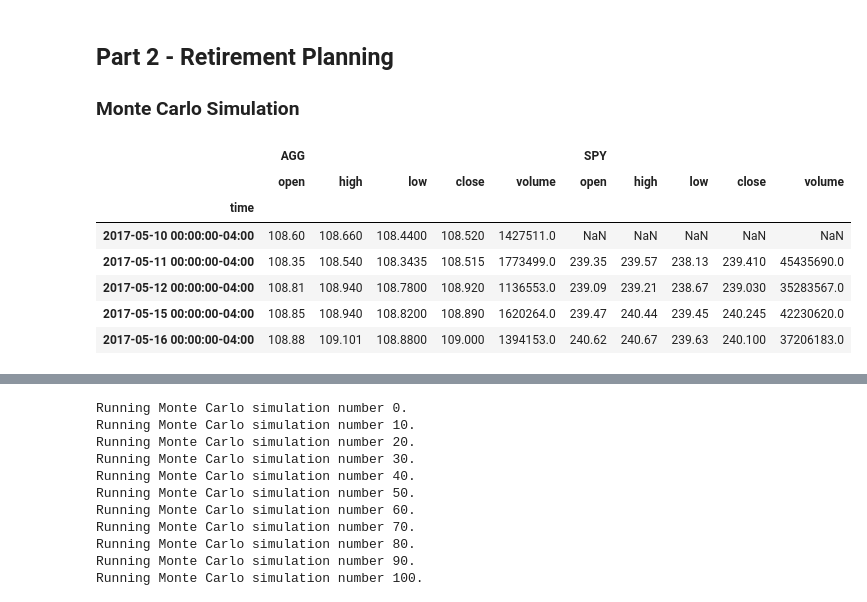
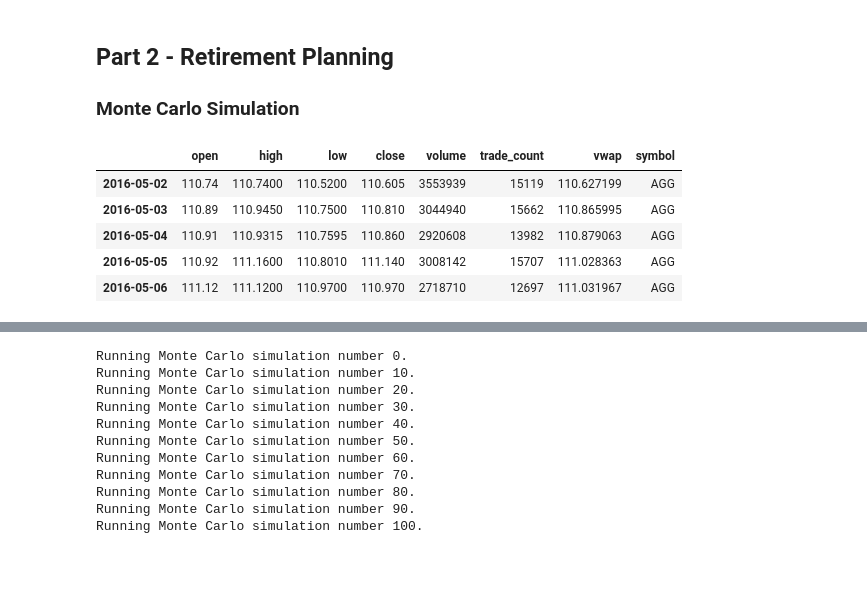
Before and after one commit to 2KAbhishek/pyfinance, a Jupyter notebook: financial-planner.ipynb, the cells around one changed output, grey strips where cells are left out. Cells and saved outputs as stored; diff of their text form; code cells hidden in the pictures; blank space fills up the shorter version.

Commit message:
Get 5 years worth historical data

```diff
--- a/financial-planner.ipynb
+++ b/financial-planner.ipynb
@@ -161,20 +161,18 @@ start_date = pd.Timestamp('2016-05-01', tz='America/New_York').isoformat()
 end_date = pd.Timestamp('2021-05-01', tz='America/New_York').isoformat()
 # %%
 # Get 5 years' worth of historical data for SPY and AGG
-# (use a limit=1000 parameter to call the most recent 1000 days of data)
-# YOUR CODE HERE!
+df_stock_data = alpaca_api.get_bars(tickers, limit=10000, start = start_date, end = end_date, timeframe=TimeFrame.Day).df
+df_stock_data.index = df_stock_data.index.date
 
 # Display sample data
 df_stock_data.head()
 # %% [output]
-|  | AGG |  |  |  |  | SPY |  |  |  |  |
-|  | open | high | low | close | volume | open | high | low | close | volume |
-| time |  |  |  |  |  |  |  |  |  |  |
-| 2017-05-10 00:00:00-04:00 | 108.60 | 108.660 | 108.4400 | 108.520 | 1427511.0 | NaN | NaN | NaN | NaN | NaN |
-| 2017-05-11 00:00:00-04:00 | 108.35 | 108.540 | 108.3435 | 108.515 | 1773499.0 | 239.35 | 239.57 | 238.13 | 239.410 | 45435690.0 |
-| 2017-05-12 00:00:00-04:00 | 108.81 | 108.940 | 108.7800 | 108.920 | 1136553.0 | 239.09 | 239.21 | 238.67 | 239.030 | 35283567.0 |
-| 2017-05-15 00:00:00-04:00 | 108.85 | 108.940 | 108.8200 | 108.890 | 1620264.0 | 239.47 | 240.44 | 239.45 | 240.245 | 42230620.0 |
-| 2017-05-16 00:00:00-04:00 | 108.88 | 109.101 | 108.8800 | 109.000 | 1394153.0 | 240.62 | 240.67 | 239.63 | 240.100 | 37206183.0 |
+|  | open | high | low | close | volume | trade_count | vwap | symbol |
+| 2016-05-02 | 110.74 | 110.7400 | 110.5200 | 110.605 | 3553939 | 15119 | 110.627199 | AGG |
+| 2016-05-03 | 110.89 | 110.9450 | 110.7500 | 110.810 | 3044940 | 15662 | 110.865995 | AGG |
+| 2016-05-04 | 110.91 | 110.9315 | 110.7595 | 110.860 | 2920608 | 13982 | 110.879063 | AGG |
+| 2016-05-05 | 110.92 | 111.1600 | 110.8010 | 111.140 | 3008142 | 15707 | 111.028363 | AGG |
+| 2016-05-06 | 111.12 | 111.1200 | 110.9700 | 110.970 | 2718710 | 12697 | 111.031967 | AGG |
 # %%
 # Configuring a Monte Carlo simulation to forecast 30 years cumulative returns
 # YOUR CODE HERE!
```
